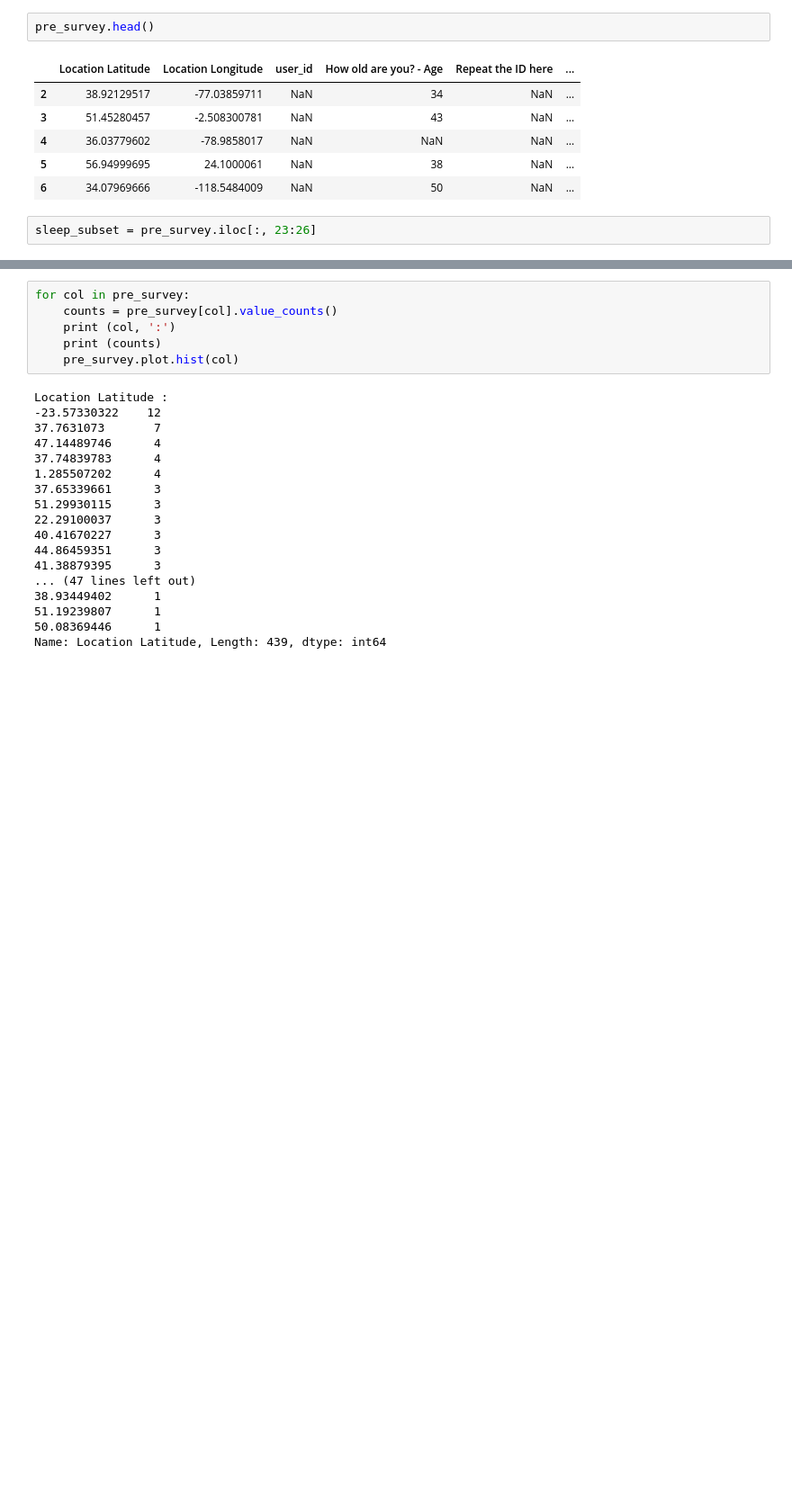
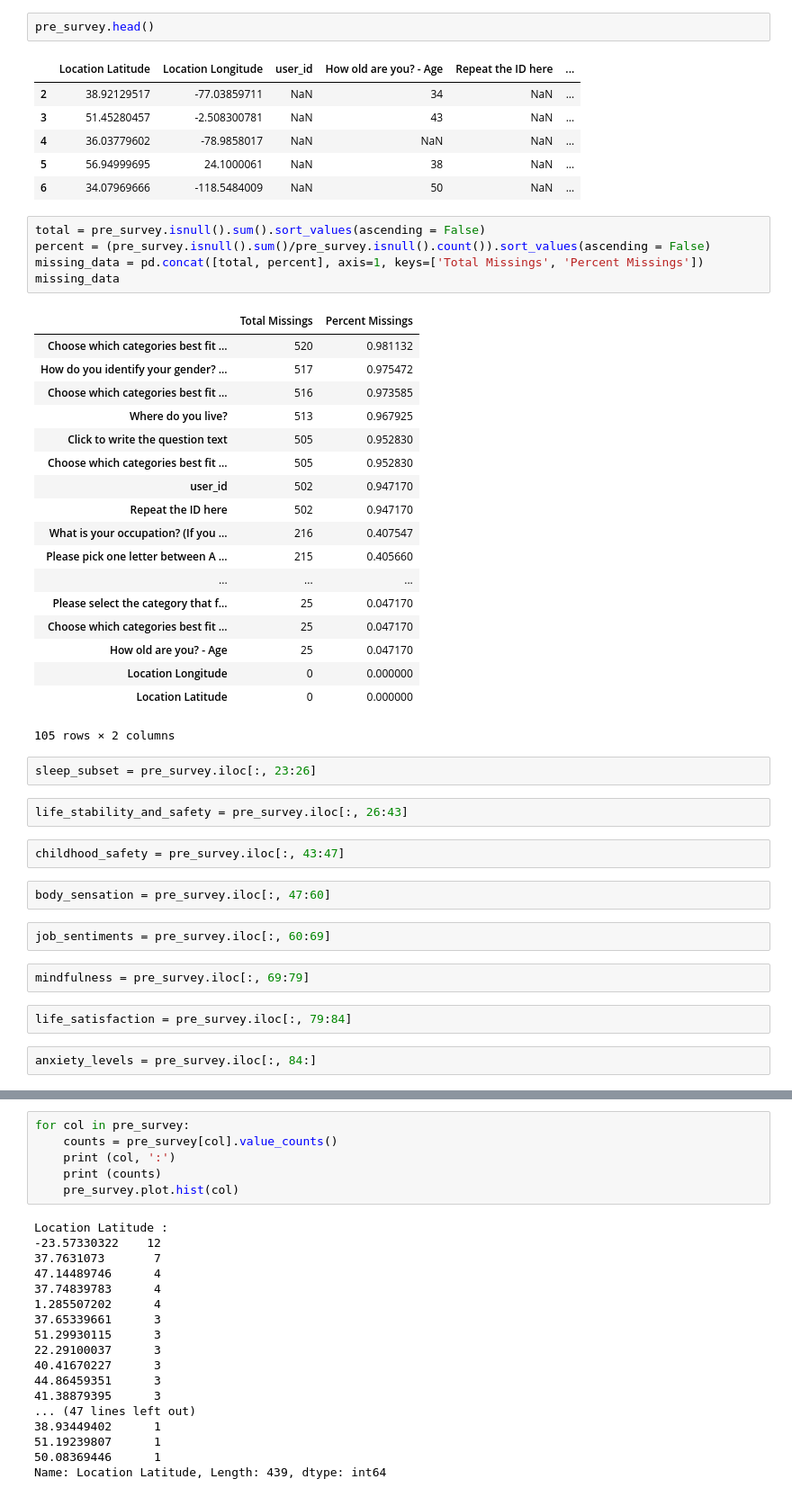
Before and after one commit to monica-oyarzun/capstone, a Jupyter notebook: pre_survey_EDA.ipynb, the cells around one changed output, grey strips where cells are left out. Shown at 90% size. Cells and saved outputs as stored; diff of their text form; blank space fills up the shorter version.

```diff
--- a/pre_survey_EDA.ipynb
+++ b/pre_survey_EDA.ipynb
@@ -147,5 +163,43 @@ pre_survey.head()
 | 4 | 36.03779602 | -78.9858017 | NaN | NaN | NaN | ... |
 | 5 | 56.94999695 | 24.1000061 | NaN | 38 | NaN | ... |
 | 6 | 34.07969666 | -118.5484009 | NaN | 50 | NaN | ... |
+# %%
+total = pre_survey.isnull().sum().sort_values(ascending = False)
+percent = (pre_survey.isnull().sum()/pre_survey.isnull().count()).sort_values(ascending = False)
+missing_data = pd.concat([total, percent], axis=1, keys=['Total Missings', 'Percent Missings'])
+missing_data
+# %% [output]
+|  | Total Missings | Percent Missings |
+| Choose which categories best fit ... | 520 | 0.981132 |
+| How do you identify your gender? ... | 517 | 0.975472 |
+| Choose which categories best fit ... | 516 | 0.973585 |
+| Where do you live? | 513 | 0.967925 |
+| Click to write the question text | 505 | 0.952830 |
+| Choose which categories best fit ... | 505 | 0.952830 |
+| user_id | 502 | 0.947170 |
+| Repeat the ID here | 502 | 0.947170 |
+| What is your occupation? (If you ... | 216 | 0.407547 |
+| Please pick one letter between A ... | 215 | 0.405660 |
+| ... | ... | ... |
+| Please select the category that f... | 25 | 0.047170 |
+| Choose which categories best fit ... | 25 | 0.047170 |
+| How old are you? - Age | 25 | 0.047170 |
+| Location Longitude | 0 | 0.000000 |
+| Location Latitude | 0 | 0.000000 |
+105 rows × 2 columns
 # %%
 sleep_subset = pre_survey.iloc[:, 23:26]
+# %%
+life_stability_and_safety = pre_survey.iloc[:, 26:43]
+# %%
+childhood_safety = pre_survey.iloc[:, 43:47]
+# %%
+body_sensation = pre_survey.iloc[:, 47:60]
+# %%
+job_sentiments = pre_survey.iloc[:, 60:69]
+# %%
+mindfulness = pre_survey.iloc[:, 69:79]
+# %%
+life_satisfaction = pre_survey.iloc[:, 79:84]
+# %%
+anxiety_levels = pre_survey.iloc[:, 84:]
```
Also changed, not shown: parts of 14 cells of this notebook, 2 other files.
